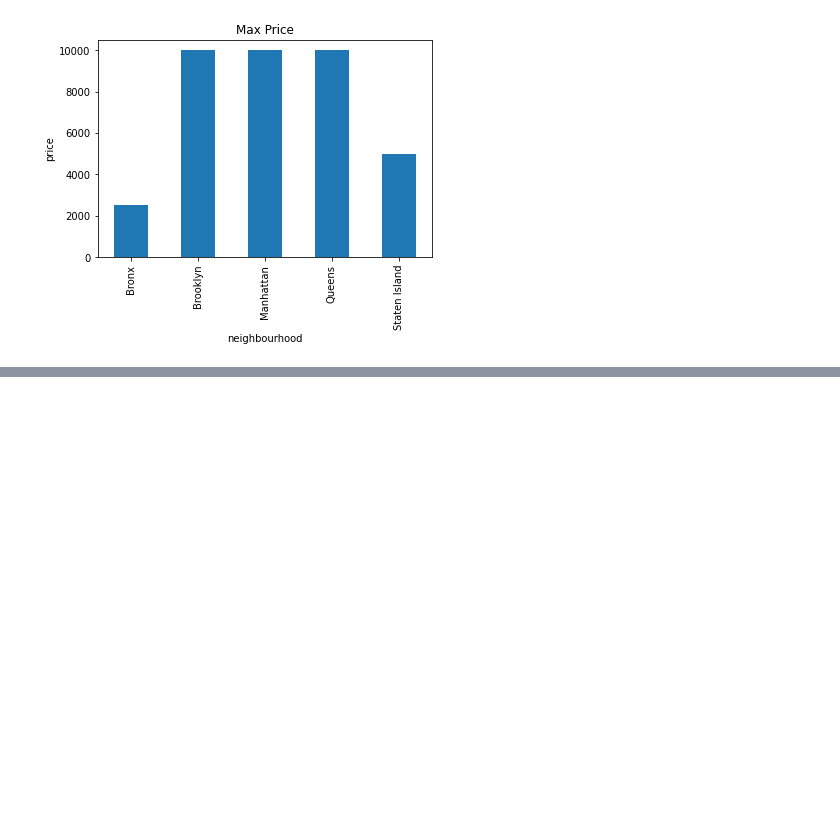
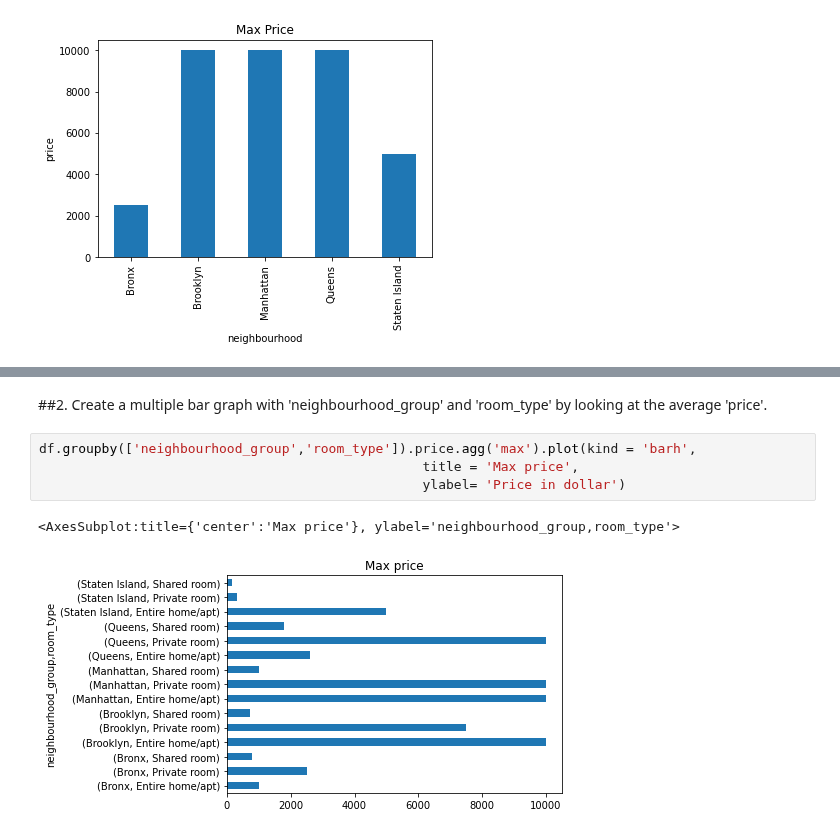
Before and after one commit to Nissun662/Data-Visual, a Jupyter notebook: Quiz24.ipynb, the cells around one changed output, grey strips where cells are left out. Cells and saved outputs as stored; diff of their text form; blank space fills up the shorter version.

```diff
--- a/Quiz24.ipynb
+++ b/Quiz24.ipynb
@@ -49,0 +59,9 @@ df.groupby('neighbourhood_group').price.agg('max').plot(kind = 'bar', title = 'M
+# %% [markdown]
+##2. Create a multiple bar graph with 'neighbourhood_group' and 'room_type' by looking at the average 'price'.
+# %%
+df.groupby(['neighbourhood_group','room_type']).price.agg('max').plot(kind = 'barh',
+                                                 title = 'Max price',
+                                                 ylabel= 'Price in dollar')
+# %% [output]
+<AxesSubplot:title={'center':'Max price'}, ylabel='neighbourhood_group,room_type'>
+[figure, added]
```
Also changed, not shown: parts of 3 cells of this notebook.
